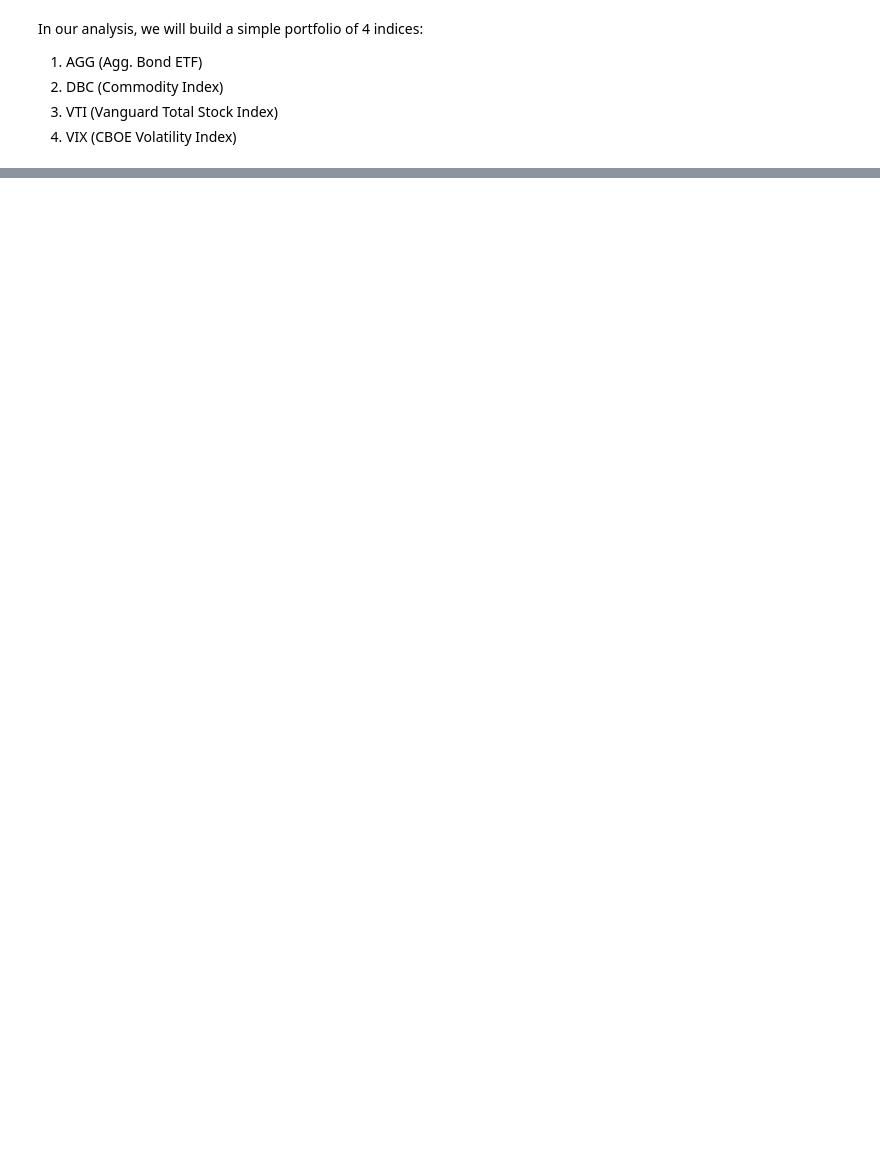
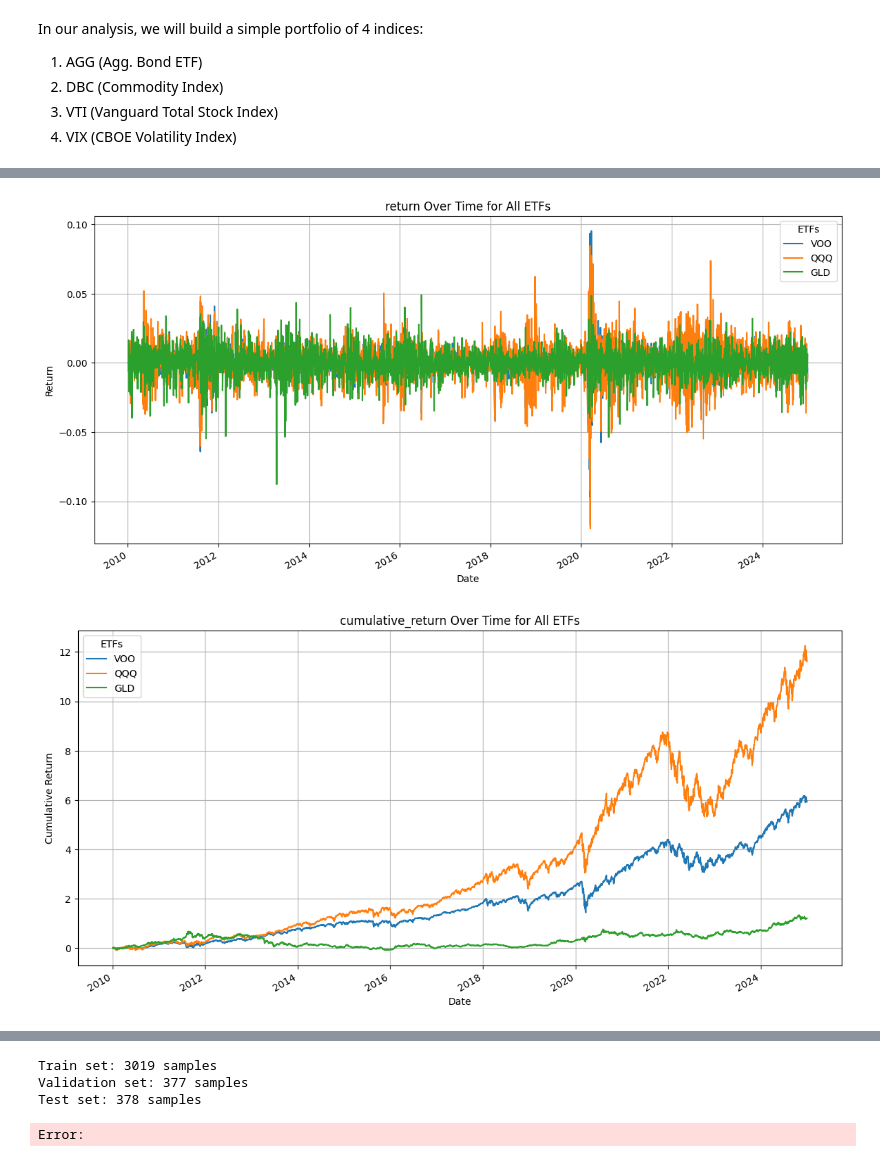
Before and after one commit to jkrue242/PortfolioOptimization, a Jupyter notebook: portfolio_optimiztion.ipynb, the cells around one changed output, grey strips where cells are left out. Saved outputs shown, nothing was run; the diff lists cells and outputs as text; code cells hidden in the pictures; blank space fills up the shorter version.

```diff
--- a/portfolio_optimiztion.ipynb
+++ b/portfolio_optimiztion.ipynb
@@ -240,0 +44,3 @@ plt.show()
+# %%
+data = load_data(ETFS, START_DATE, END_DATE, ROLLING_AVGS)
+data
@@ -240,0 +65,5 @@ plt.show()
+# %%
+plot_features(data)
+# %% [output]
+[figure, added]
+[figure, added]
@@ -240,0 +73,7 @@ plt.show()
+# %%
+train_data, val_data, test_data = split_data(data)
+# %% [output]
+Train set: 3019 samples
+Validation set: 377 samples
+Test set: 378 samples
+Error:
```
Also changed, not shown: parts of 18 cells of this notebook, 4 other files.
